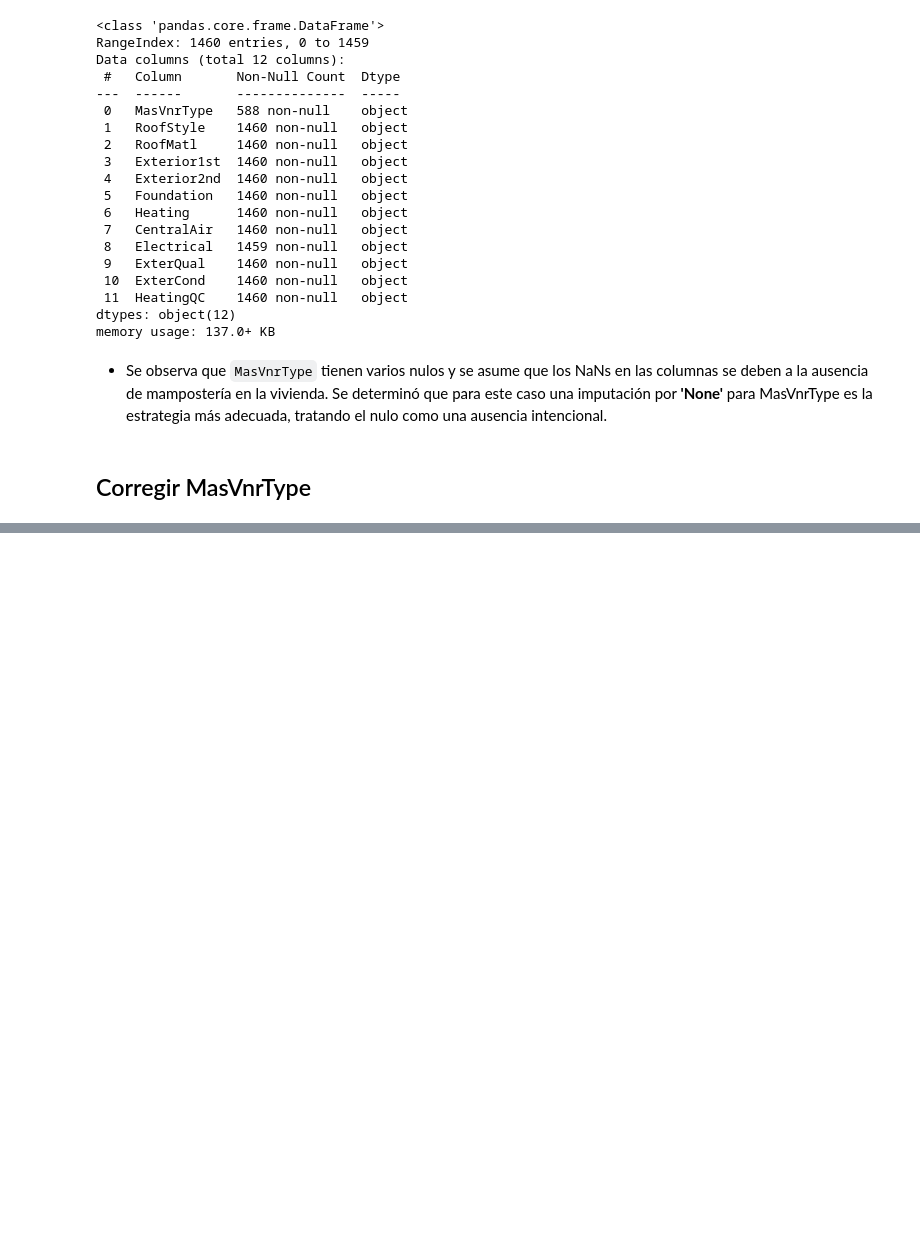
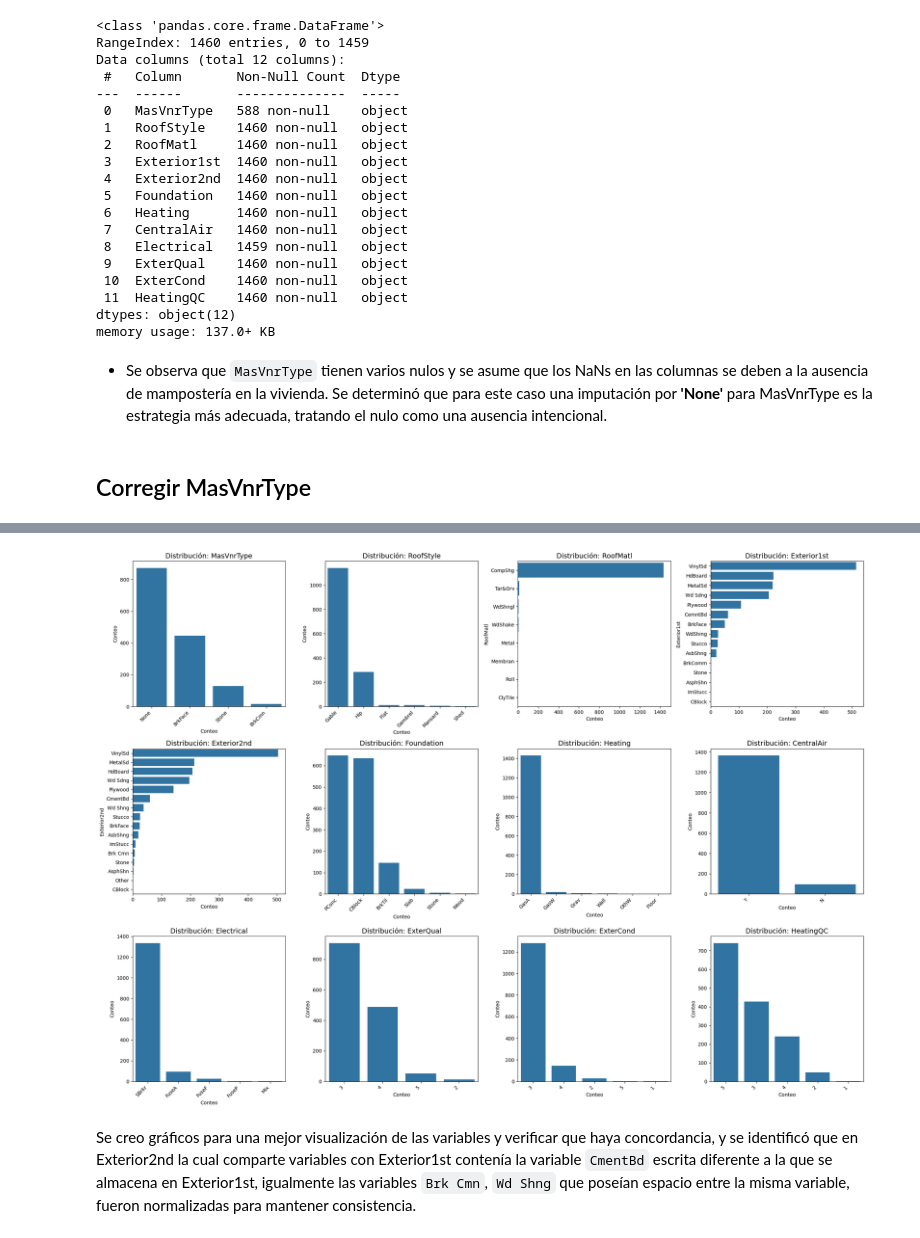
Before and after one commit to Club-CIAP/PreCIAP_2PAO_2025_Grupo2, a Jupyter notebook: notebooks/1.0-aam-datapreparation.ipynb, the cells around one changed output, grey strips where cells are left out. Saved outputs shown, nothing was run; the diff lists cells and outputs as text; code cells hidden in the pictures; blank space fills up the shorter version.

```diff
--- a/notebooks/1.0-aam-datapreparation.ipynb
+++ b/notebooks/1.0-aam-datapreparation.ipynb
@@ -160,0 +195,5 @@ print(df['MasVnrType'].value_counts(dropna=False))
+# %%
+caOrd_cols = ['ExterQual','ExterCond','HeatingQC']
+print(df['ExterQual'].value_counts(dropna=False))
+print(df['ExterCond'].value_counts(dropna=False))
+print(df['HeatingQC'].value_counts(dropna=False))
@@ -160,0 +223,9 @@ print(df['MasVnrType'].value_counts(dropna=False))
+# %%
+cal_map = {'Ex': 5, 'Gd': 4, 'TA': 3, 'Fa': 2, 'Po': 1}
+
+#Como se observó que no hay valores nulos se prosiguió de una con el mapeo
+
+for col in caOrd_cols:
+    df[col] = df[col].map(cal_map)
+
+df[['ExterQual', 'ExterCond', 'HeatingQC']].head()
@@ -160,0 +275,5 @@ print(df['MasVnrType'].value_counts(dropna=False))
+# %%
+moda = df['Electrical'].mode()[0]
+df['Electrical'] = df['Electrical'].fillna(moda)
+
+print(df['Electrical'].value_counts(dropna=False))
@@ -160,0 +304,23 @@ print(df['MasVnrType'].value_counts(dropna=False))
+# %%
+#Secuencia de gráficos para revisar las variables
+n_cols = 4
+n_rows = 3
+
+fig, axes = plt.subplots(n_rows, n_cols, figsize=(22, 16))
+axes = axes.flatten()
+
+for i, col in enumerate(cat_cols):
+    es_ancho = (df[col].nunique() > 6)
+    sns.countplot(y=df[col] if es_ancho else None,x=df[col] if not es_ancho else None,ax=axes[i], order=df[col].value_counts().index if es_ancho else df[col].value_counts().index)
+
+    axes[i].set_title(f'Distribución: {col}', fontsize=14)
+    axes[i].set_xlabel('Conteo', fontsize=10)
+    axes[i].set_ylabel(col if es_ancho else 'Conteo', fontsize=10)
+    if not es_ancho:
+        plt.setp(axes[i].get_xticklabels(), rotation=45, ha='right')
+
+plt.tight_layout()
+# %% [output]
+[figure, added]
+# %% [markdown]
+Se creo gráficos para una mejor visualización de las variables y verificar que haya concordancia, y se identificó que en Exterior2nd la cual comparte variables con Exterior1st contenía la variable `CmentBd` escrita diferente a la que se almacena en Exterior1st, igualmente las variables `Brk Cmn`, `Wd Shng` que poseían espacio entre la misma variable, fueron normalizadas para mantener consistencia.
```
Also changed, not shown: parts of 32 cells of this notebook.
